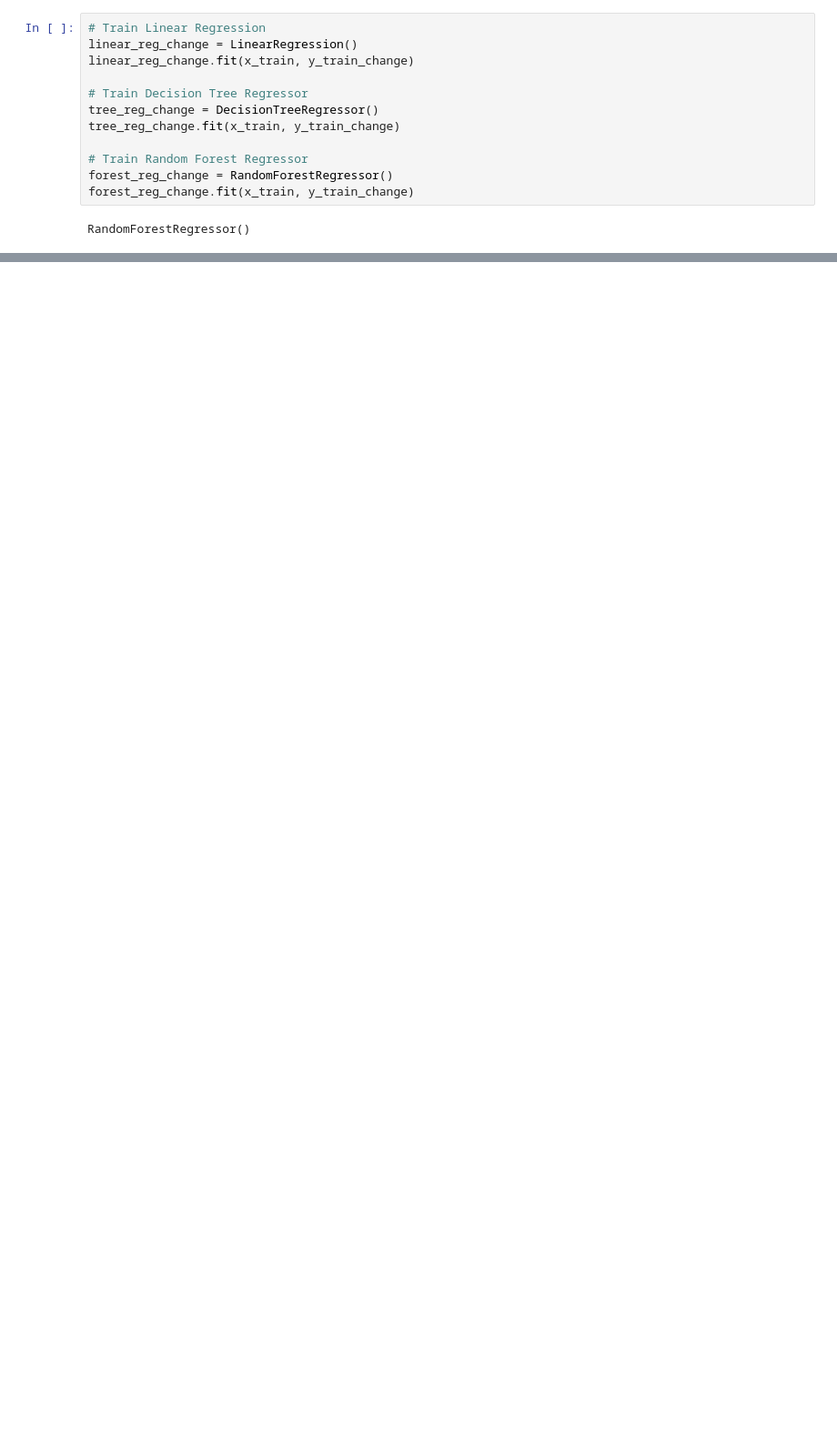
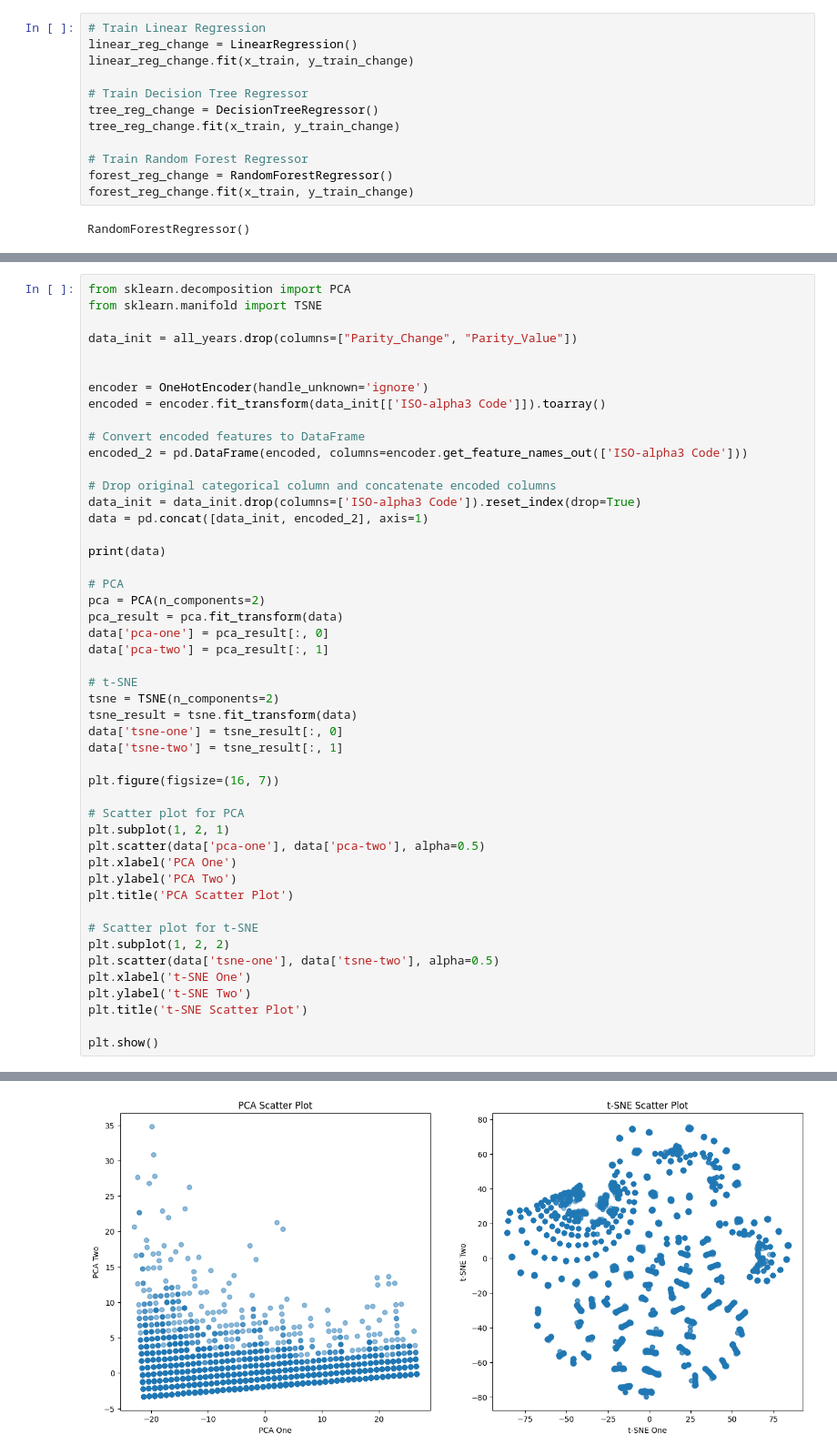
Before and after one commit to meralegre/DSAss1, a Jupyter notebook: prediction.ipynb, the cells around one changed output, grey strips where cells are left out. Shown at 91% size. Cells and saved outputs as stored; diff of their text form; blank space fills up the shorter version.

Commit message:
added pca, tsne and clustering on those methods

```diff
--- a/prediction.ipynb
+++ b/prediction.ipynb
@@ -411,0 +410,49 @@ R^2 Score for Random Forest Regressor: -0.9662762646025553
+# %%
+from sklearn.decomposition import PCA
+from sklearn.manifold import TSNE
+
+data_init = all_years.drop(columns=["Parity_Change", "Parity_Value"])
+
+
+encoder = OneHotEncoder(handle_unknown='ignore')
+encoded = encoder.fit_transform(data_init[['ISO-alpha3 Code']]).toarray()
+
+# Convert encoded features to DataFrame
+encoded_2 = pd.DataFrame(encoded, columns=encoder.get_feature_names_out(['ISO-alpha3 Code']))
+
+# Drop original categorical column and concatenate encoded columns
+data_init = data_init.drop(columns=['ISO-alpha3 Code']).reset_index(drop=True)
+data = pd.concat([data_init, encoded_2], axis=1)
+
+print(data)
+
+# PCA
+pca = PCA(n_components=2)
+pca_result = pca.fit_transform(data)
+data['pca-one'] = pca_result[:, 0]
+data['pca-two'] = pca_result[:, 1]
+
+# t-SNE
+tsne = TSNE(n_components=2)
+tsne_result = tsne.fit_transform(data)
+data['tsne-one'] = tsne_result[:, 0]
+data['tsne-two'] = tsne_result[:, 1]
+
+plt.figure(figsize=(16, 7))
+
+# Scatter plot for PCA
+plt.subplot(1, 2, 1)
+plt.scatter(data['pca-one'], data['pca-two'], alpha=0.5)
+plt.xlabel('PCA One')
+plt.ylabel('PCA Two')
+plt.title('PCA Scatter Plot')
+
+# Scatter plot for t-SNE
+plt.subplot(1, 2, 2)
+plt.scatter(data['tsne-one'], data['tsne-two'], alpha=0.5)
+plt.xlabel('t-SNE One')
+plt.ylabel('t-SNE Two')
+plt.title('t-SNE Scatter Plot')
+
+plt.show()
+# %% [output]
@@ -411,0 +476 @@ R^2 Score for Random Forest Regressor: -0.9662762646025553
+[figure, added]
```
Also changed, not shown: parts of 7 cells of this notebook.
